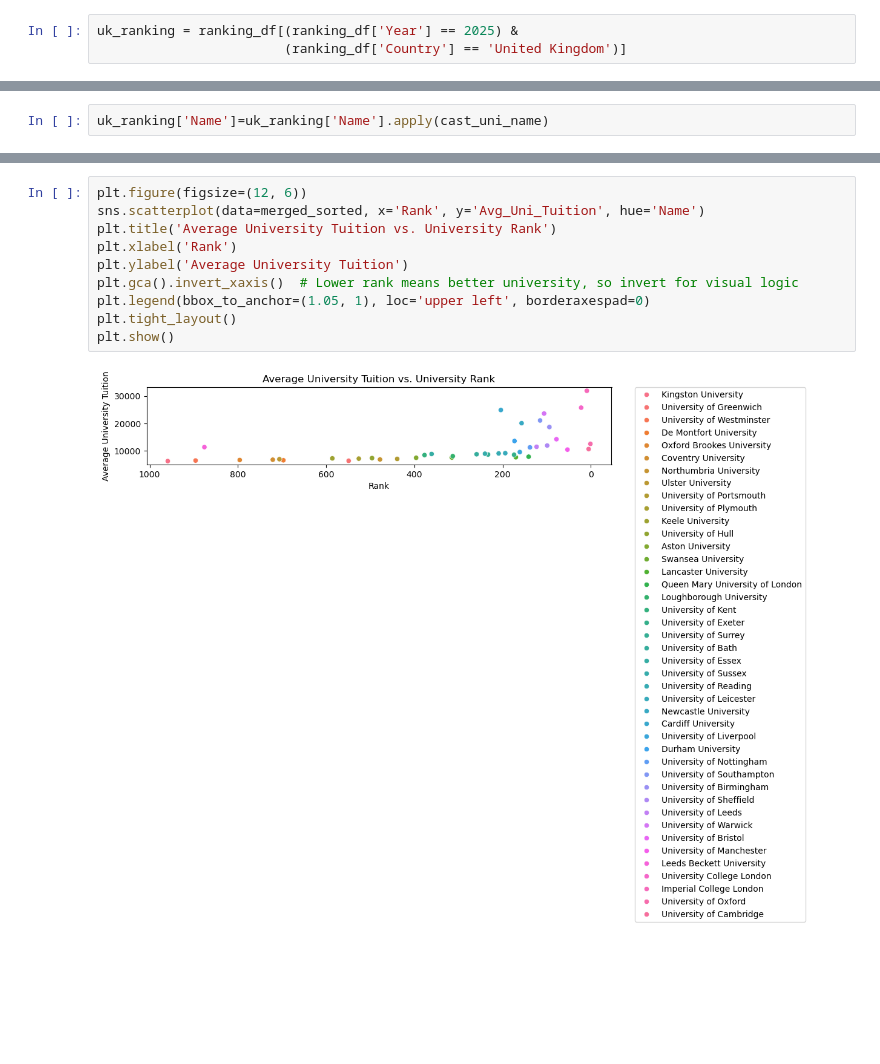
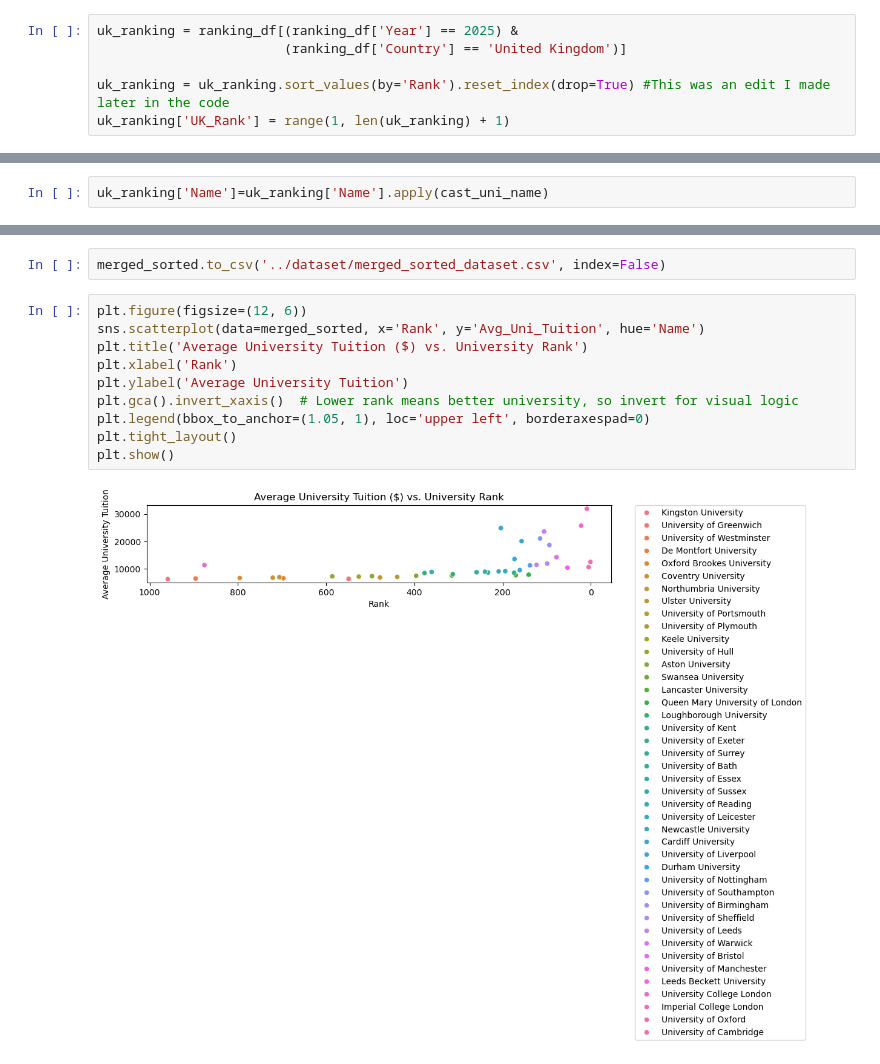
Before and after one commit to MMJilani/InternationalStudentUniData, a Jupyter notebook: src/code.ipynb, the cells around one changed output, grey strips where cells are left out. Drawn from its saved outputs; the diff is of its cells as text; blank space fills up the shorter version.

```diff
--- a/src/code.ipynb
+++ b/src/code.ipynb
@@ -313,6 +320,9 @@ uk_cs_courses.head()
 # %%
 uk_ranking = ranking_df[(ranking_df['Year'] == 2025) &
                         (ranking_df['Country'] == 'United Kingdom')]
+
+uk_ranking = uk_ranking.sort_values(by='Rank').reset_index(drop=True) #This was an edit I made later in the code
+uk_ranking['UK_Rank'] = range(1, len(uk_ranking) + 1)
 # %%
 uk_ranking.head(10)
 # %% [output]
@@ -447,12 +473,14 @@ merged_sorted[['Rank','Name','Year','Program','Tuition_rate','Avg_Uni_Tuition']]
+# %%
+merged_sorted.to_csv('../dataset/merged_sorted_dataset.csv', index=False)
 # %%
 plt.figure(figsize=(12, 6))
 sns.scatterplot(data=merged_sorted, x='Rank', y='Avg_Uni_Tuition', hue='Name')
-plt.title('Average University Tuition vs. University Rank')
+plt.title('Average University Tuition ($) vs. University Rank')
 plt.xlabel('Rank')
 plt.ylabel('Average University Tuition')
 plt.gca().invert_xaxis()  # Lower rank means better university, so invert for visual logic
 plt.legend(bbox_to_anchor=(1.05, 1), loc='upper left', borderaxespad=0)
 plt.tight_layout()
 plt.show()
 # %% [output]
-[figure, old version]
+[figure, new version]
```
Also changed, not shown: parts of 18 cells of this notebook.
